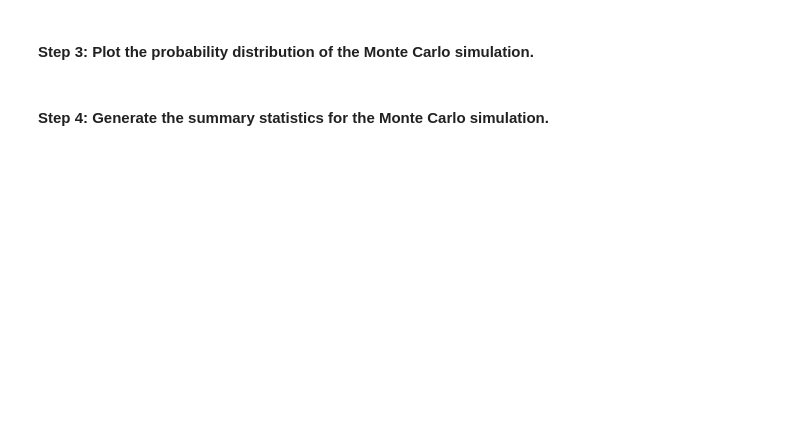
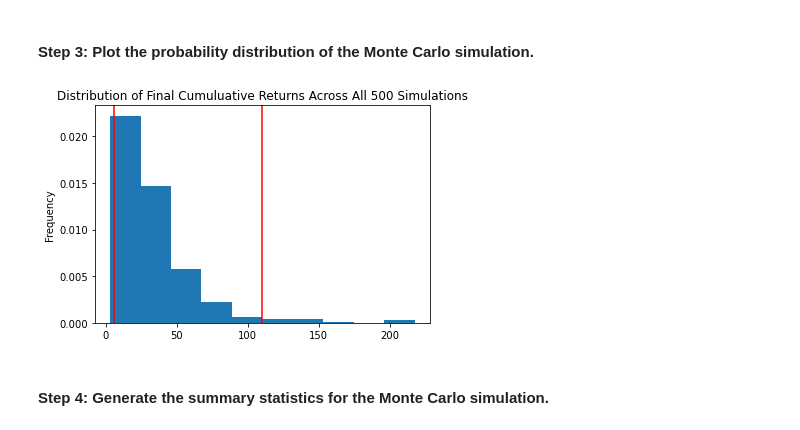
Before and after one commit to TravelTechGirl/Module_5_Challenge, a Jupyter notebook: financial_planning_tools.ipynb, the cells around one changed output. Cells and saved outputs as stored; diff of their text form; code cells hidden in the pictures; blank space fills up the shorter version.

```diff
--- a/financial_planning_tools.ipynb
+++ b/financial_planning_tools.ipynb
@@ -430,7 +546,9 @@ In this section, you’ll use the MCForecastTools library to create a Monte Carl
 # %%
 # Visualize the probability distribution of the 30-year Monte Carlo simulation
 # by plotting a histogram
-# YOUR CODE HERE
+stocks_bonds_distribution_plot_30y = MC_stocks_bonds_30y.plot_distribution()
+# %% [output]
+[figure, added]
 # %% [markdown]
 #### Step 4: Generate the summary statistics for the Monte Carlo simulation.
 # %%
```
Also changed, not shown: parts of 39 cells of this notebook.
